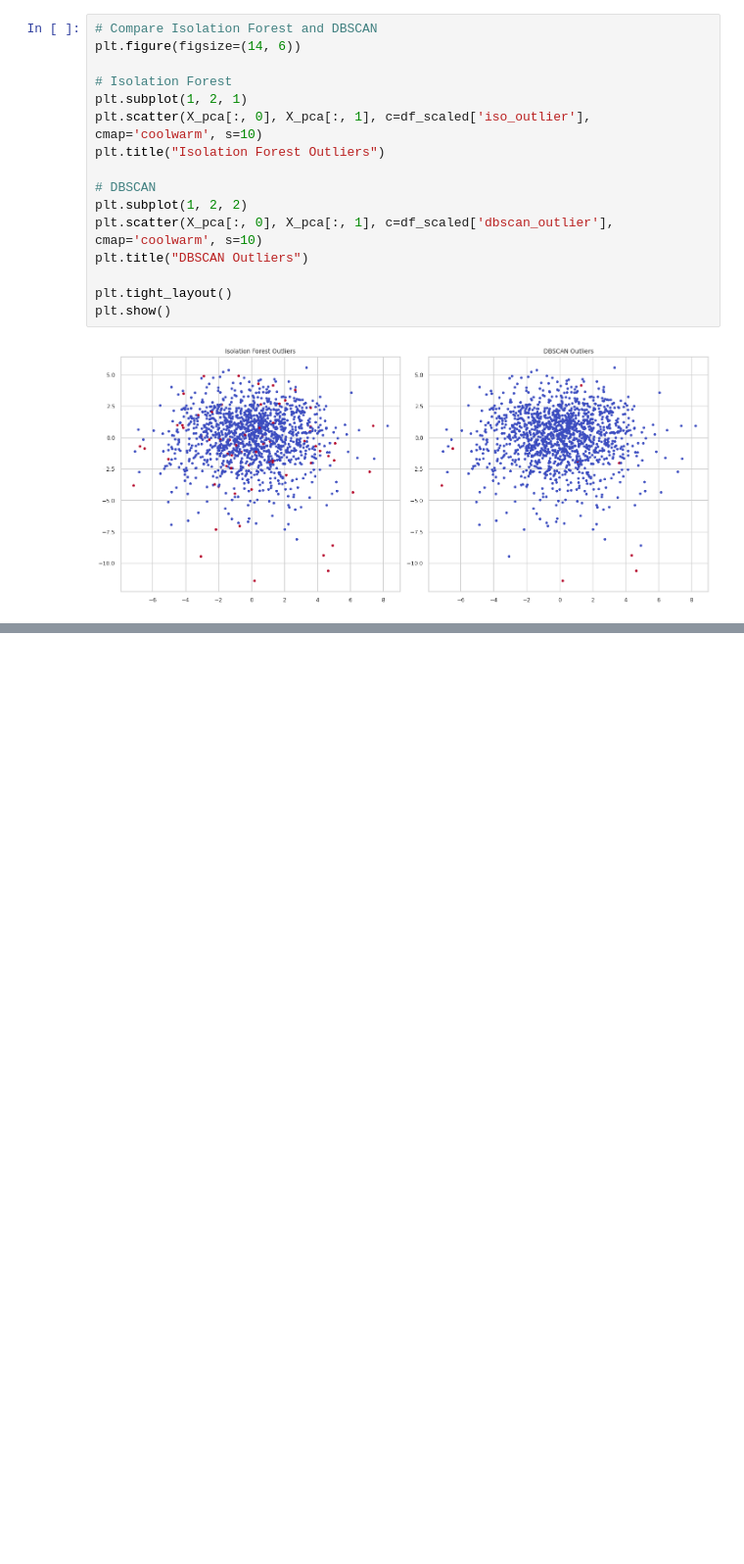
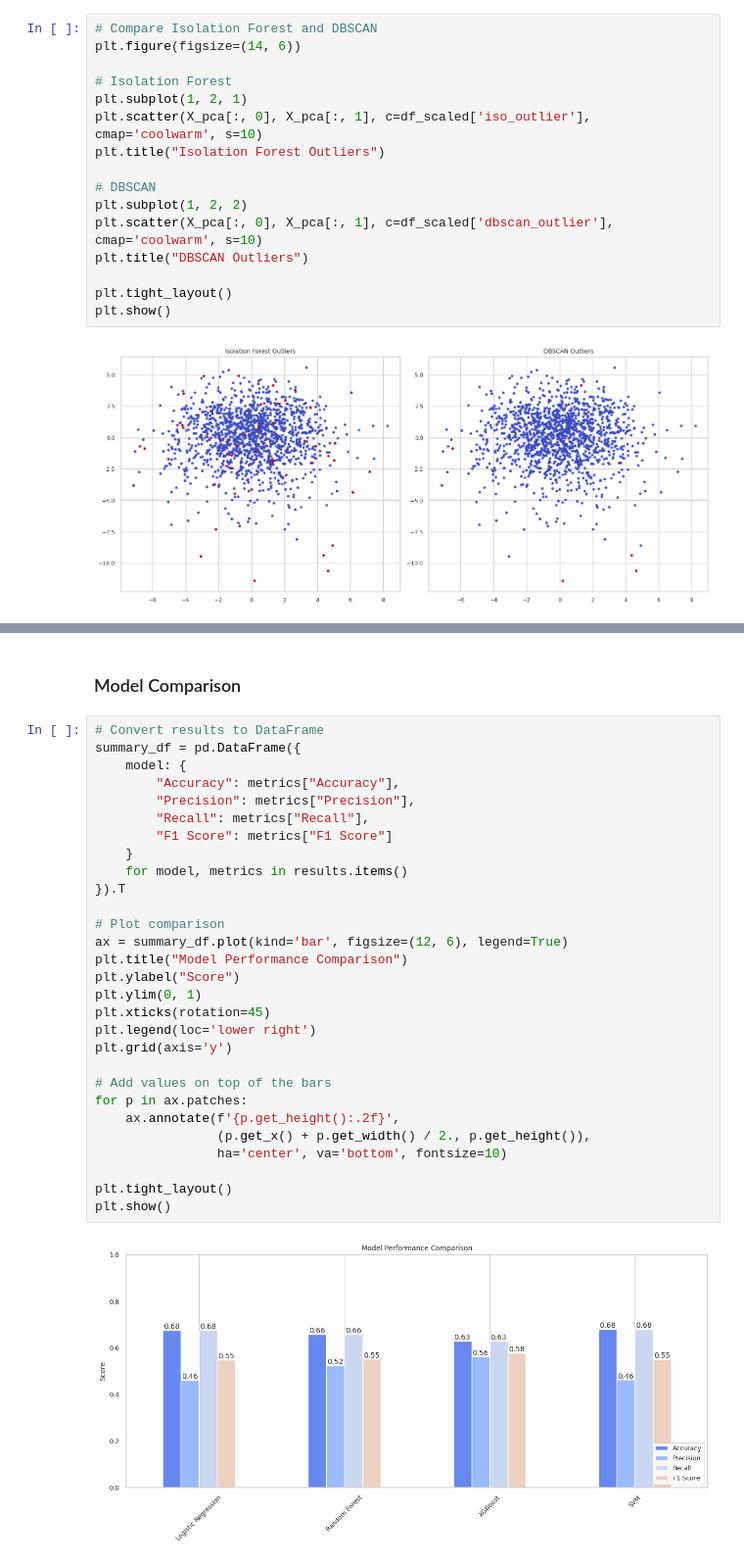
Before and after one commit to gareytwin1/gas-turbine-fault-detection, a Jupyter notebook: gas_turbine_fault_detection.ipynb, the cells around one changed output, grey strips where cells are left out. Shown at 98% size. Cells and saved outputs as stored; diff of their text form; blank space fills up the shorter version.

```diff
--- a/gas_turbine_fault_detection.ipynb
+++ b/gas_turbine_fault_detection.ipynb
@@ -877,0 +955,33 @@ plt.show()
+# %% [markdown]
+### Model Comparison
+# %%
+# Convert results to DataFrame
+summary_df = pd.DataFrame({
+    model: {
+        "Accuracy": metrics["Accuracy"],
+        "Precision": metrics["Precision"],
+        "Recall": metrics["Recall"],
+        "F1 Score": metrics["F1 Score"]
+    }
+    for model, metrics in results.items()
+}).T
+
+# Plot comparison
+ax = summary_df.plot(kind='bar', figsize=(12, 6), legend=True)
+plt.title("Model Performance Comparison")
+plt.ylabel("Score")
+plt.ylim(0, 1)
+plt.xticks(rotation=45)
+plt.legend(loc='lower right')
+plt.grid(axis='y')
+
+# Add values on top of the bars
+for p in ax.patches:
+    ax.annotate(f'{p.get_height():.2f}',
+                (p.get_x() + p.get_width() / 2., p.get_height()),
+                ha='center', va='bottom', fontsize=10)
+
+plt.tight_layout()
+plt.show()
+# %% [output]
+[figure, added]
```
Also changed, not shown: parts of 12 cells of this notebook.
